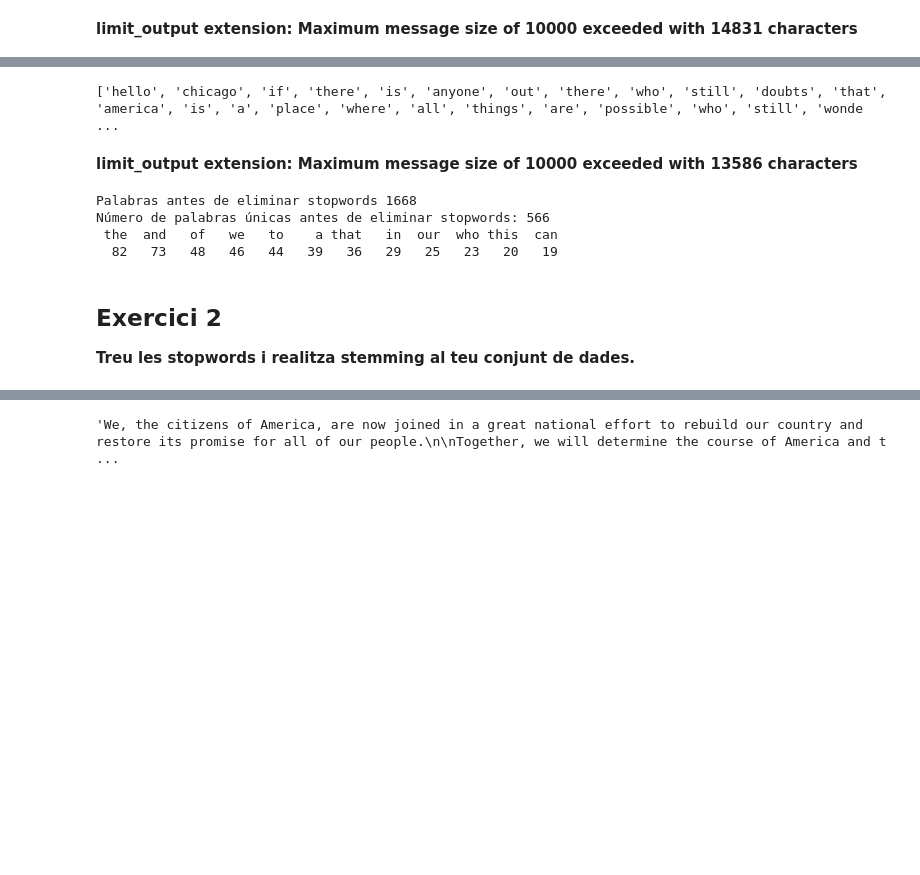
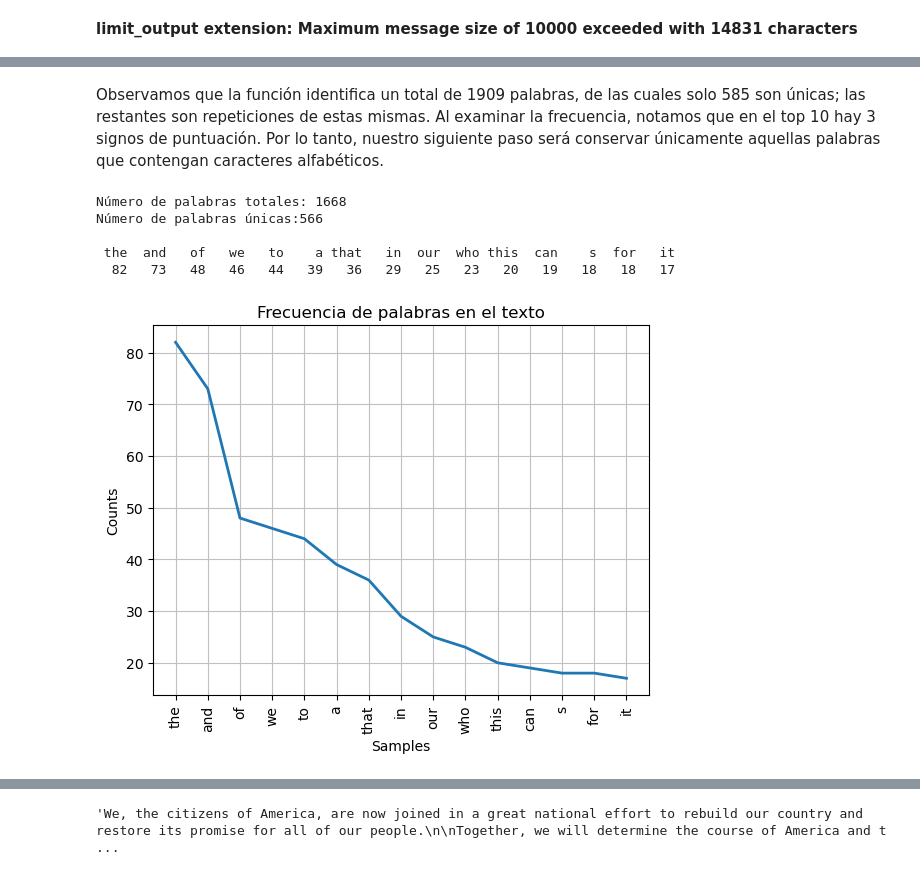
Before and after one commit to dscorbella/Text_mining, a Jupyter notebook: Sprint 9 .ipynb, the cells around one changed output, grey strips where cells are left out. Saved outputs shown, nothing was run; the diff lists cells and outputs as text; code cells hidden in the pictures; blank space fills up the shorter version.

```diff
--- a/Sprint 9 .ipynb
+++ b/Sprint 9 .ipynb
@@ -42,19 +57,17 @@ Número de palabras únicas: 585
+# %% [markdown]
+Observamos que la función identifica un total de 1909 palabras, de las cuales solo 585 son únicas; las restantes son repeticiones de estas mismas. Al examinar la frecuencia, notamos que en el top 10 hay 3 signos de puntuación. Por lo tanto, nuestro siguiente paso será conservar únicamente aquellas palabras que contengan caracteres alfabéticos.
 # %%
 words = [word for word in words if word.isalpha()]
-print(words)
+print("Número de palabras totales:",(len(words)))
+dist = FreqDist(words)
+print(f"Número de palabras únicas:{len(dist)}\n")
+dist.tabulate(15)
+dist.plot(15, cumulative=False, title='Frecuencia de palabras en el texto')
+plt.show()
 # %% [output]
-['hello', 'chicago', 'if', 'there', 'is', 'anyone', 'out', 'there', 'who', 'still', 'doubts', 'that', 'america', 'is', 'a', 'place', 'where', 'all', 'things', 'are', 'possible', 'who', 'still', 'wonde ...
+Número de palabras totales: 1668
+Número de palabras únicas:566
+
+ the  and   of   we   to    a that   in  our  who this  can    s  for   it
+  82   73   48   46   44   39   36   29   25   23   20   19   18   18   17
-limit_output extension: Maximum message size of 10000 exceeded with 13586 characters
+[figure, added]
-# %%
-print("Palabras antes de eliminar stopwords",  (len(words)))
-dist = FreqDist(words)
-print(f"Número de palabras únicas antes de eliminar stopwords: {len(dist)}")
-dist.tabulate(12)
-# %% [output]
-Palabras antes de eliminar stopwords 1668
-Número de palabras únicas antes de eliminar stopwords: 566
- the  and   of   we   to    a that   in  our  who this  can
-  82   73   48   46   44   39   36   29   25   23   20   19
-# %% [markdown]
-## Exercici 2
-**Treu les stopwords i realitza stemming al teu conjunt de dades.**
```
Also changed, not shown: parts of 19 cells of this notebook.
